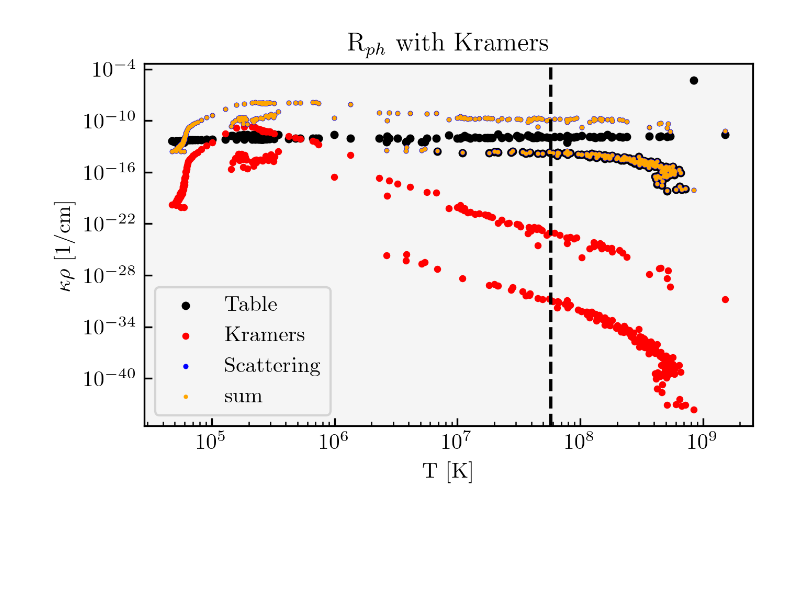
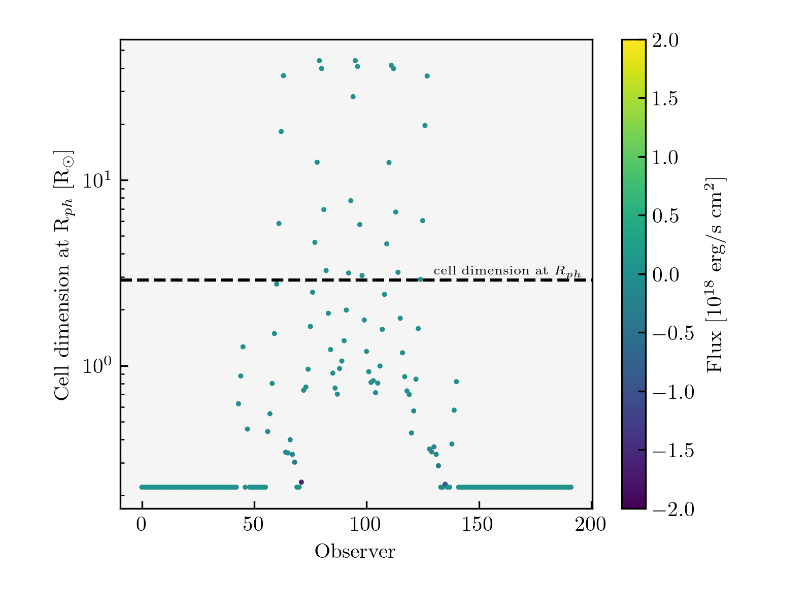
Before and after one commit to KKilmetis8/tde_comparison, a Jupyter notebook: test_radii copy.ipynb, the cells around one changed output. Drawn from its saved outputs; the diff is of its cells as text; code cells hidden in the pictures; blank space fills up the shorter version.

```diff
--- a/test_radii copy.ipynb
+++ b/test_radii copy.ipynb
@@ -80,0 +87,4 @@ for i in range(len(rays_kappa)):
+# %%
+spacing_plot = np.zeros(len(num_array))
+for i,spa in enumerate(spacing):
+    spacing_plot[i] = "{:.4f}".format(spa)
@@ -81,6 +143,9 @@ for i in range(len(rays_kappa)):
+# %%
+rays_T_test, rays_den_test, _, radii_test = ray_maker(fix, m, 1200)
+_, _, photo = get_photosphere(rays_T_test, rays_den_test, radii_test)
 # %%
-# dim_rays = []
-# for i in range(len(rays_photo)):
-#     idx_photo = np.argmin(np.abs(rays_photo[i]-radii))
-#     dim_cell = radii[idx_photo+1]-radii[idx_photo]
-#     dim_rays.append(dim_cell/ 6.957e10)
+delta1200 = np.zeros(len(rays_T_test))
+for i in range(len(rays_T_test)):
+    ph = photo[i]
+    i_photo = np.argmin(np.abs(ph-radii_test))
+    delta1200[i] = (radii_test[i_photo+1]-radii_test[i_photo])/6.957e10
@@ -117,21 +151,0 @@ for j in range(0,len(radii)-2):
-# %%
-index = 91
-data_den = rays_den[index]
-data_T =rays_T[index]
-kappa = plot_kappa[index]
-kram = 3.68 * 1e22 * (1 + 0.7389) * data_T**(-3.5) * data_den**2 #Kramers' opacity [cm^2/g]
-scattering = (1+0.7389) * 0.2 * data_den
-sum =  (kram + scattering)
-plt.scatter(data_T,kappa, s = 8, c = 'k', label = 'Table')
-plt.scatter(data_T, kram, s = 5, c = 'r', label = 'Kramers')
-plt.scatter(data_T, scattering, s = 2, c = 'b', label = 'Scattering')
-plt.scatter(data_T,sum, s = 1, c = 'orange', label = 'sum')
-plt.legend()
-plt.axvline(x=np.exp(17.87), c = 'k', linestyle = 'dashed')
-plt.xlabel('T [K]')
-plt.ylabel(r'$\kappa\rho$ [1/cm]')
-plt.loglog()
-plt.title(r'R$_{ph}$ with Kramers')
-plt.show()
-# %% [output]
-[figure, removed]
@@ -171,0 +152,14 @@ plt.show()
+# %%
+flux = np.loadtxt('data/flux_m6.txt')[0]/1e18
+# %%
+plotd = plt.scatter(np.arange(192), delta1200, c = flux, vmin = -2, vmax = 2, s = 2)
+cbar = plt.colorbar(plotd)
+cbar.set_label(r'Flux [$10^{18}$ erg/s cm$^2$]')
+plt.axhline(diff_array[6], c = 'k', linestyle = 'dashed')
+plt.text(130, 3.1, r'cell dimension at $\bar{R}_{ph}$', fontsize = 6)
+plt.yscale('log')
+plt.ylabel(r'Cell dimension at R$_{ph}$ [R$_\odot$]')
+plt.xlabel('Observer')
+plt.savefig('Figs/celldim_num1200.png')
+# %% [output]
+[figure, added]
```
Also changed, not shown: parts of 22 cells of this notebook, 12 other files.
